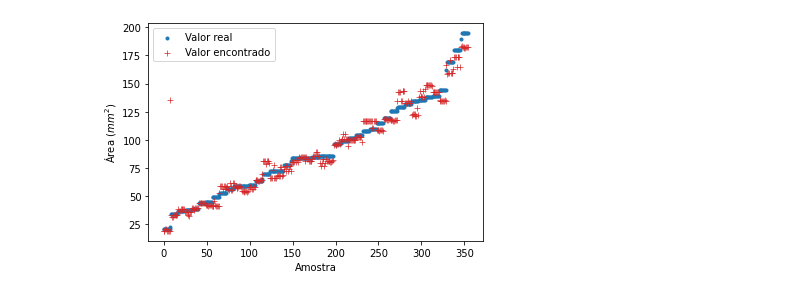
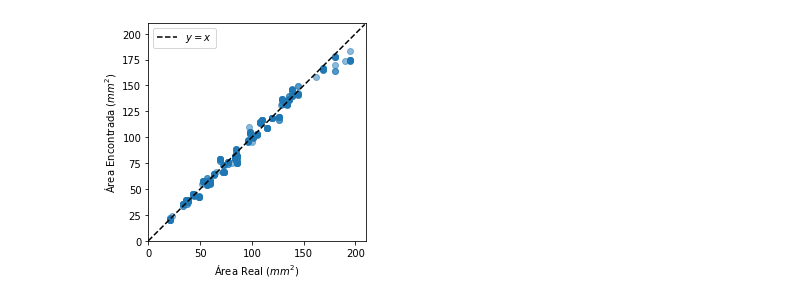
Before and after one commit to JairoSSantos/PAC-project, a Jupyter notebook: cnn/tests.ipynb, the cells around one changed output. Cells and saved outputs as stored; diff of their text form; code cells hidden in the pictures.

```diff
--- a/cnn/tests.ipynb
+++ b/cnn/tests.ipynb
@@ -52,13 +38,16 @@ plt.show()
-# %%
-t = range(len(dss))
-plt.scatter(t, dss.area, marker='.', label='Valor real')
-plt.scatter(t, dss.predict, marker='+', c='tab:red', label='Valor encontrado', lw=0.7)
-plt.ylabel(r'Área ($mm^2$)')
-plt.xlabel('Amostra')
-plt.legend()
-plt.show()
-# %% [output]
-[figure, removed]
+# %%
+fig, ax = plt.subplots()
+plt.plot(dss.area, dss.predict, 'o', alpha=0.5)
+ax.set_aspect('equal', 'box')
+plt.xlim(0, 210)
+plt.ylim(0, 210)
+plt.xlabel(r'Área Real ($mm^2$)')
+plt.ylabel(r'Área Encontrada ($mm^2$)')
+plt.plot(np.arange(0, 210), 'k--', label=r'$y=x$')
+plt.legend()
+plt.show()
+# %% [output]
+[figure, added]
 # %%
 dss.error_rel.describe()
 # %% [output]
```
Also changed, not shown: parts of 19 cells of this notebook, 9 other files.
